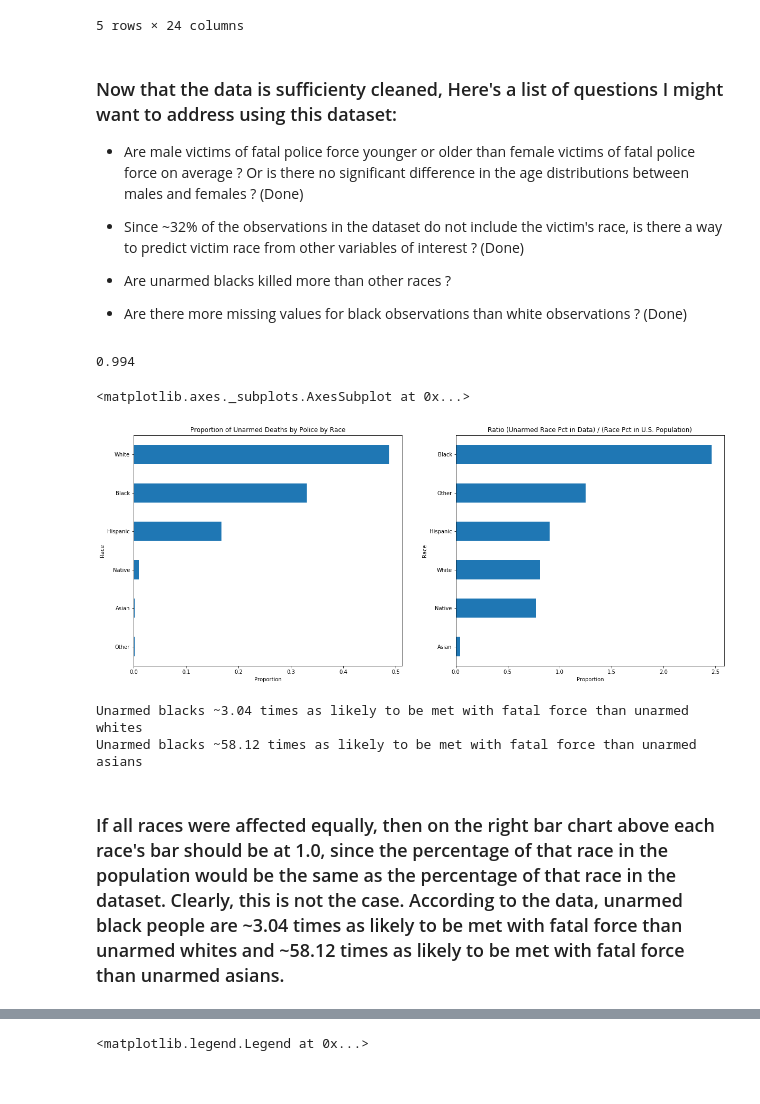
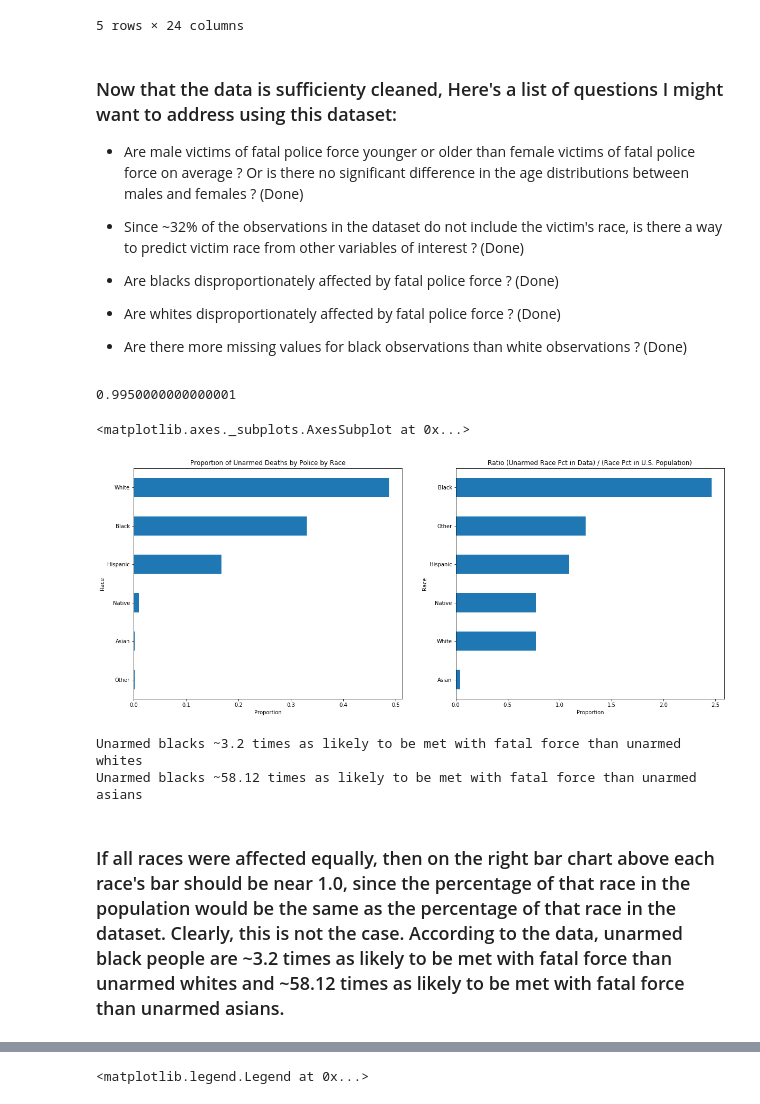
Before and after one commit to hotafrosauce1/Police-Fatality-Victim-Dataset-Analysis, a Jupyter notebook: Police_Fatality_Analysis.ipynb, the cells around one changed output, grey strips where cells are left out. Saved outputs shown, nothing was run; the diff lists cells and outputs as text; code cells hidden in the pictures.

```diff
--- a/Police_Fatality_Analysis.ipynb
+++ b/Police_Fatality_Analysis.ipynb
@@ -130,45 +160,47 @@ data_1.head()
 
  * Since ~32% of the observations in the dataset do not include the victim's race, is there a way to predict victim race from other variables of interest ? (Done)
 
- * Are unarmed blacks killed more than other races ?
+ * Are blacks disproportionately affected by fatal police force ? (Done)
+
+ * Are whites disproportionately affected by fatal police force ? (Done)
 
  * Are there more missing values for black observations than white observations ? (Done)
 # %%
-approx_us_race_dist = {'White':.601, 'Black':.134,
+approx_us_race_dist_2019 = {'White':.634, 'Black':.134,
                  'Native':.013, 'Asian':.059,
-                 'Hispanic': .185, 'Other':.002}
+                 'Hispanic': .153, 'Other':.002}
 
-sum(approx_us_race_dist.values())
+sum(approx_us_race_dist_2019.values())
 # %% [output]
-0.994
+0.9950000000000001
 # %%
 unarmed_race_dist = data_1[data_1['Armed'] == 'Unarmed']['Race'].value_counts()
 unarmed_race_dist /= unarmed_race_dist.sum()
 unarmed_race_dist = unarmed_race_dist.sort_values()
 
 plt.subplots(nrows = 1, ncols = 2, figsize = (20, 8))
 
 plt.subplot(121)
 plt.title('Proportion of Unarmed Deaths by Police by Race')
 plt.xlabel('Proportion')
 plt.ylabel('Race')
 
 unarmed_race_dist.plot.barh()
 
 for race in approx_us_race_dist.keys():
-    unarmed_race_dist[race] /= approx_us_race_dist[race]
+    unarmed_race_dist[race] /= approx_us_race_dist_2019[race]
 
 unarmed_race_dist_prop = unarmed_race_dist.sort_values()
 
 plt.subplot(122)
 plt.title('Ratio (Unarmed Race Pct in Data) / (Race Pct in U.S. Population)')
 plt.xlabel('Proportion')
 plt.ylabel('Race')
 
 unarmed_race_dist_prop.plot.barh()
 # %% [output]
 <matplotlib.axes._subplots.AxesSubplot at 0x...>
-[figure, old version]
+[figure, new version]
 # %%
 black_to_white_ratio = round(unarmed_race_dist['Black'] / unarmed_race_dist['White'], 2)
 black_to_asian_ratio = round(unarmed_race_dist['Black'] / unarmed_race_dist['Asian'], 2)
@@ -176,7 +208,7 @@ black_to_asian_ratio = round(unarmed_race_dist['Black'] / unarmed_race_dist['Asi
 print('Unarmed blacks ~{} times as likely to be met with fatal force than unarmed whites'.format(black_to_white_ratio))
 print('Unarmed blacks ~{} times as likely to be met with fatal force than unarmed asians'.format(black_to_asian_ratio))
 # %% [output]
-Unarmed blacks ~3.04 times as likely to be met with fatal force than unarmed whites
+Unarmed blacks ~3.2 times as likely to be met with fatal force than unarmed whites
 Unarmed blacks ~58.12 times as likely to be met with fatal force than unarmed asians
 # %% [markdown]
-### If all races were affected equally, then on the right bar chart above each race's bar should be at 1.0, since the percentage of that race in the population would be the same as the percentage of that race in the dataset.  Clearly, this is not the case.  According to the data, unarmed black people are ~3.04 times as likely to be met with fatal force than unarmed whites and ~58.12 times as likely to be met with fatal force than unarmed asians.
+### If all races were affected equally, then on the right bar chart above each race's bar should be near 1.0, since the percentage of that race in the population would be the same as the percentage of that race in the dataset.  Clearly, this is not the case.  According to the data, unarmed black people are ~3.2 times as likely to be met with fatal force than unarmed whites and ~58.12 times as likely to be met with fatal force than unarmed asians.
```
Also changed, not shown: parts of 13 cells of this notebook.
